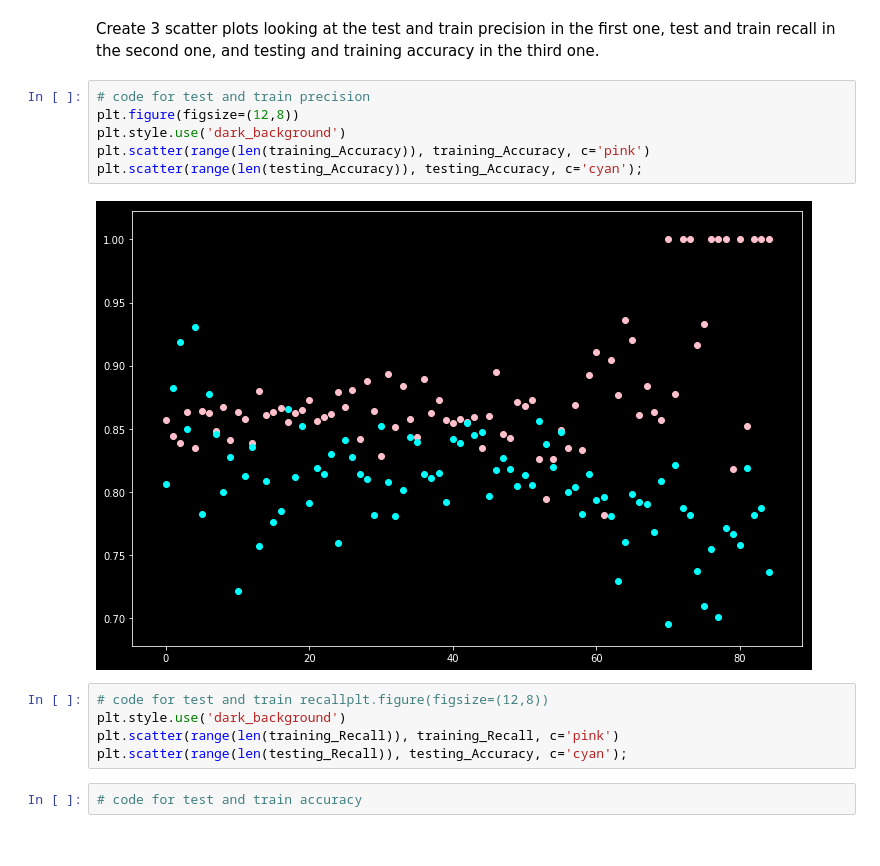
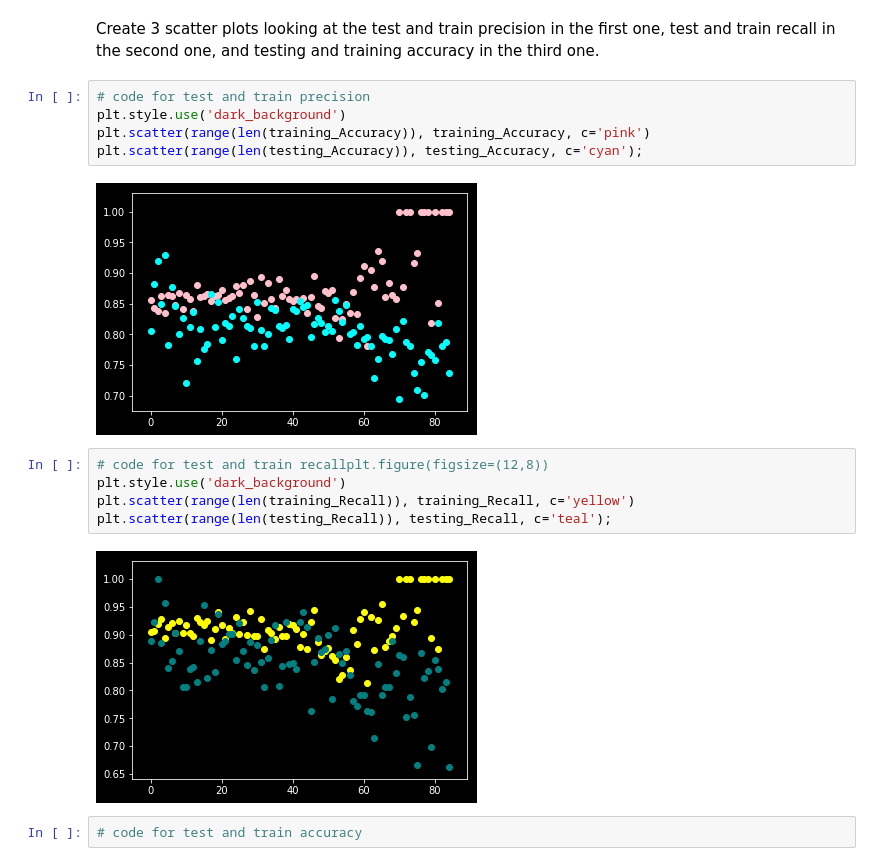
Before and after one commit to Patrickbfuller/dsc-3-29-06-evaluating-logistic-regression-models-lab-seattle-ds-career-040119, a Jupyter notebook: index.ipynb, the cells around one changed output. Cells and saved outputs as stored; diff of their text form.

```diff
--- a/index.ipynb
+++ b/index.ipynb
@@ -145,17 +145,18 @@ for i in range(10,95):
 Create 3 scatter plots looking at the test and train precision in the first one, test and train recall in the second one, and testing and training accuracy in the third one.
 # %%
 # code for test and train precision
-plt.figure(figsize=(12,8))
 plt.style.use('dark_background')
 plt.scatter(range(len(training_Accuracy)), training_Accuracy, c='pink')
 plt.scatter(range(len(testing_Accuracy)), testing_Accuracy, c='cyan');
 # %% [output]
-[figure, old version]
+[figure, new version]
 # %%
 # code for test and train recallplt.figure(figsize=(12,8))
 plt.style.use('dark_background')
-plt.scatter(range(len(training_Recall)), training_Recall, c='pink')
-plt.scatter(range(len(testing_Recall)), testing_Accuracy, c='cyan');
+plt.scatter(range(len(training_Recall)), training_Recall, c='yellow')
+plt.scatter(range(len(testing_Recall)), testing_Recall, c='teal');
+# %% [output]
+[figure, added]
 # %%
 # code for test and train accuracy
 # %% [markdown]
```
